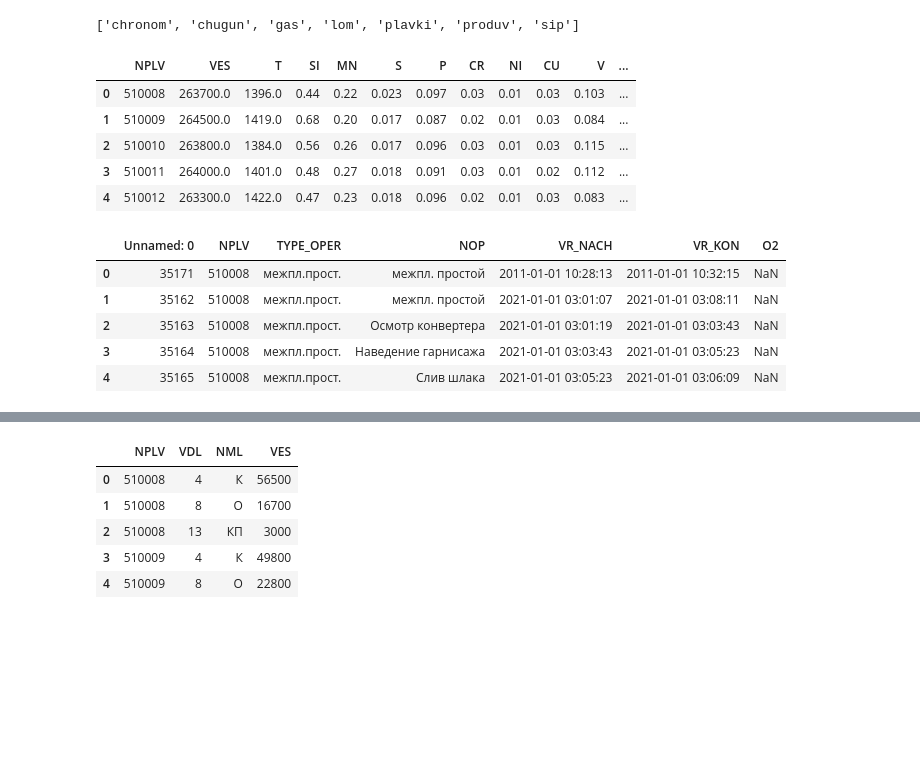
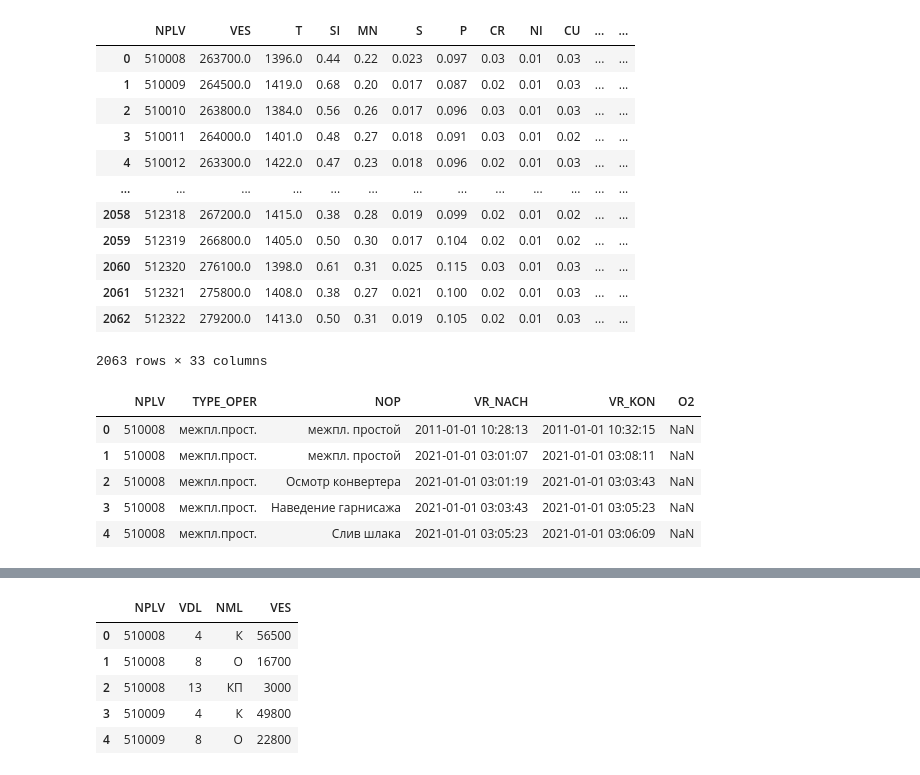
Before and after one commit to garipovroma/produv_o4ka, a Jupyter notebook: EDA.ipynb, the cells around one changed output, grey strips where cells are left out. Cells and saved outputs as stored; diff of their text form; code cells hidden in the pictures; blank space fills up the shorter version.

```diff
--- a/EDA.ipynb
+++ b/EDA.ipynb
@@ -7,6 +6,0 @@ DATA_PATH = "data/"
-# %%
-files = !ls $DATA_PATH
-train_files = list(map(lambda x: x[:-9], filter(lambda delta: 'test' in delta, files)))
-train_files
-# %% [output]
-['chronom', 'chugun', 'gas', 'lom', 'plavki', 'produv', 'sip']
@@ -17,21 +7,33 @@ for file in train_files:
+# %%
+train_data = read_data('train')
+X_train = preprocess_data(train_data)
+test_data = read_data('test')
+X_test = preprocess_data(test_data)
 # %%
-train_data['chugun'].head()
+X_train
 # %% [output]
-|  | NPLV | VES | T | SI | MN | S | P | CR | NI | CU | V | ... |
-| 0 | 510008 | 263700.0 | 1396.0 | 0.44 | 0.22 | 0.023 | 0.097 | 0.03 | 0.01 | 0.03 | 0.103 | ... |
-| 1 | 510009 | 264500.0 | 1419.0 | 0.68 | 0.20 | 0.017 | 0.087 | 0.02 | 0.01 | 0.03 | 0.084 | ... |
-| 2 | 510010 | 263800.0 | 1384.0 | 0.56 | 0.26 | 0.017 | 0.096 | 0.03 | 0.01 | 0.03 | 0.115 | ... |
-| 3 | 510011 | 264000.0 | 1401.0 | 0.48 | 0.27 | 0.018 | 0.091 | 0.03 | 0.01 | 0.02 | 0.112 | ... |
-| 4 | 510012 | 263300.0 | 1422.0 | 0.47 | 0.23 | 0.018 | 0.096 | 0.02 | 0.01 | 0.03 | 0.083 | ... |
+|  | NPLV | VES | T | SI | MN | S | P | CR | NI | CU | ... | ... |
+| 0 | 510008 | 263700.0 | 1396.0 | 0.44 | 0.22 | 0.023 | 0.097 | 0.03 | 0.01 | 0.03 | ... | ... |
+| 1 | 510009 | 264500.0 | 1419.0 | 0.68 | 0.20 | 0.017 | 0.087 | 0.02 | 0.01 | 0.03 | ... | ... |
+| 2 | 510010 | 263800.0 | 1384.0 | 0.56 | 0.26 | 0.017 | 0.096 | 0.03 | 0.01 | 0.03 | ... | ... |
+| 3 | 510011 | 264000.0 | 1401.0 | 0.48 | 0.27 | 0.018 | 0.091 | 0.03 | 0.01 | 0.02 | ... | ... |
+| 4 | 510012 | 263300.0 | 1422.0 | 0.47 | 0.23 | 0.018 | 0.096 | 0.02 | 0.01 | 0.03 | ... | ... |
+| ... | ... | ... | ... | ... | ... | ... | ... | ... | ... | ... | ... | ... |
+| 2058 | 512318 | 267200.0 | 1415.0 | 0.38 | 0.28 | 0.019 | 0.099 | 0.02 | 0.01 | 0.02 | ... | ... |
+| 2059 | 512319 | 266800.0 | 1405.0 | 0.50 | 0.30 | 0.017 | 0.104 | 0.02 | 0.01 | 0.02 | ... | ... |
+| 2060 | 512320 | 276100.0 | 1398.0 | 0.61 | 0.31 | 0.025 | 0.115 | 0.03 | 0.01 | 0.03 | ... | ... |
+| 2061 | 512321 | 275800.0 | 1408.0 | 0.38 | 0.27 | 0.021 | 0.100 | 0.02 | 0.01 | 0.03 | ... | ... |
+| 2062 | 512322 | 279200.0 | 1413.0 | 0.50 | 0.31 | 0.019 | 0.105 | 0.02 | 0.01 | 0.03 | ... | ... |
+2063 rows × 33 columns
 # %%
 train_data['chronom'].head()
 # %% [output]
-|  | Unnamed: 0 | NPLV | TYPE_OPER | NOP | VR_NACH | VR_KON | O2 |
-| 0 | 35171 | 510008 | межпл.прост. | межпл. простой | 2011-01-01 10:28:13 | 2011-01-01 10:32:15 | NaN |
-| 1 | 35162 | 510008 | межпл.прост. | межпл. простой | 2021-01-01 03:01:07 | 2021-01-01 03:08:11 | NaN |
-| 2 | 35163 | 510008 | межпл.прост. | Осмотр конвертера | 2021-01-01 03:01:19 | 2021-01-01 03:03:43 | NaN |
-| 3 | 35164 | 510008 | межпл.прост. | Наведение гарнисажа | 2021-01-01 03:03:43 | 2021-01-01 03:05:23 | NaN |
-| 4 | 35165 | 510008 | межпл.прост. | Слив шлака | 2021-01-01 03:05:23 | 2021-01-01 03:06:09 | NaN |
+|  | NPLV | TYPE_OPER | NOP | VR_NACH | VR_KON | O2 |
+| 0 | 510008 | межпл.прост. | межпл. простой | 2011-01-01 10:28:13 | 2011-01-01 10:32:15 | NaN |
+| 1 | 510008 | межпл.прост. | межпл. простой | 2021-01-01 03:01:07 | 2021-01-01 03:08:11 | NaN |
+| 2 | 510008 | межпл.прост. | Осмотр конвертера | 2021-01-01 03:01:19 | 2021-01-01 03:03:43 | NaN |
+| 3 | 510008 | межпл.прост. | Наведение гарнисажа | 2021-01-01 03:03:43 | 2021-01-01 03:05:23 | NaN |
+| 4 | 510008 | межпл.прост. | Слив шлака | 2021-01-01 03:05:23 | 2021-01-01 03:06:09 | NaN |
 # %%
 train_data['gas'].head()
 # %% [output]
```
Also changed, not shown: parts of 3 cells of this notebook, 10 other files.
